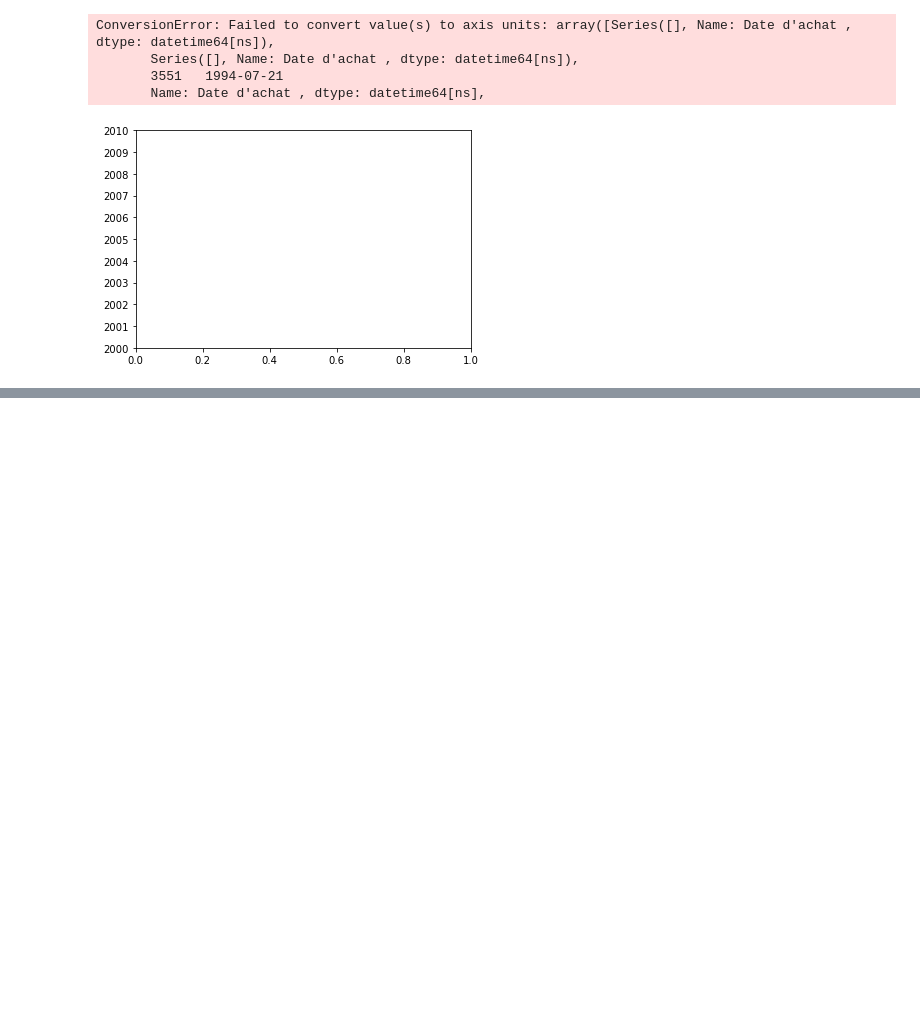
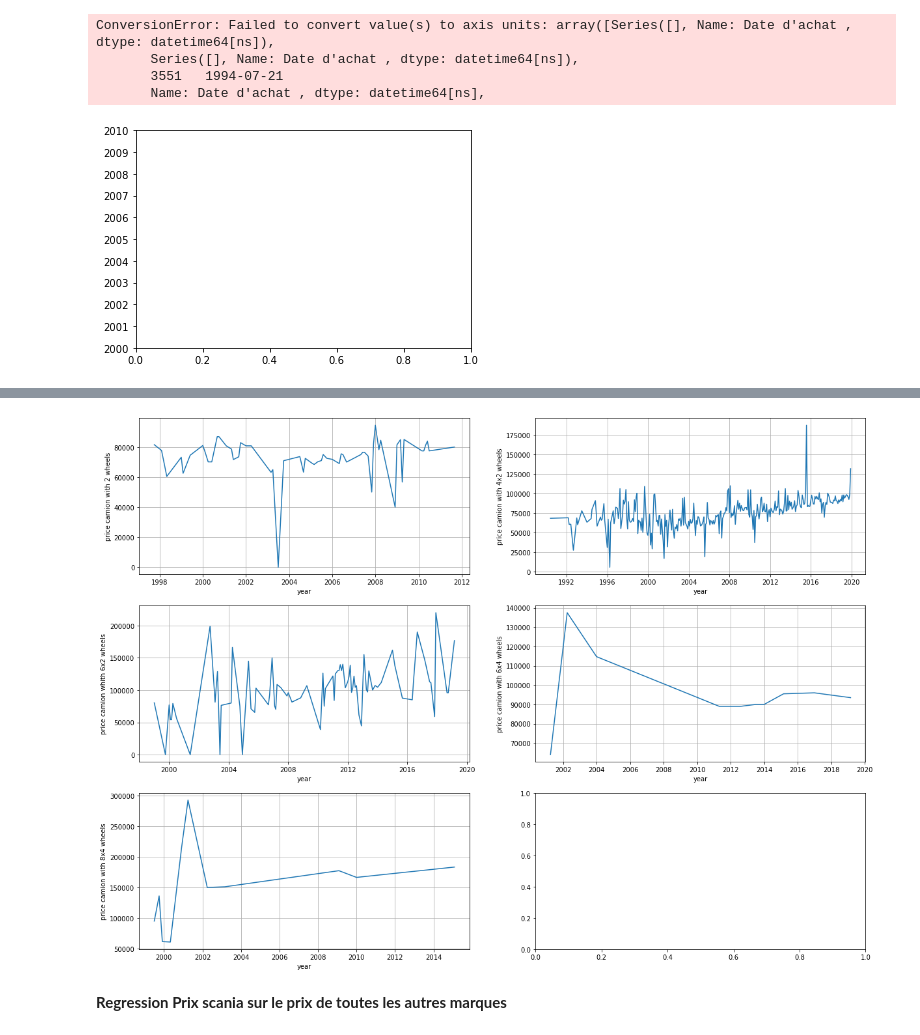
Before and after one commit to KilianPrvst/Truck_cartel, a Jupyter notebook: theobald.ipynb, the cells around one changed output, grey strips where cells are left out. Cells and saved outputs as stored; diff of their text form; code cells hidden in the pictures; blank space fills up the shorter version.

```diff
--- a/theobald.ipynb
+++ b/theobald.ipynb
@@ -118,0 +227,43 @@ df['mois-annee'] = df["Date d'achat "].map(mois_annee)
+# %%
+#plot pour les camions avec differents nombres de roues
+
+df_2_roues = df1[df1["2 roues"] == 1].groupby(['mois-annee']).mean()
+df_4_2_roues = df1[df1["4x2 roues"] == 1].groupby(['mois-annee']).mean()
+df_6_2_roues = df1[df1["6x2 roues"] == 1].groupby(['mois-annee']).mean()
+df_6_4_roues = df1[df1["6x4 roues"] == 1].groupby(['mois-annee']).mean()
+df_8_4_roues = df1[df1["8x4 roues"] == 1].groupby(['mois-annee']).mean()
+# %%
+fig, axes = plt.subplots(
+                     ncols=2,
+                     nrows=3,
+                     figsize=(20, 15))
+
+ax1, ax2, ax3, ax4, ax5, ax6 = axes.flatten()
+
+ax1.plot(df_2_roues.index, df_2_roues['prix camion'])
+ax1.set_xlabel('year')
+ax1.set_ylabel('price camion with 2 wheels')
+ax1.grid(True)
+
+ax2.plot(df_4_2_roues.index, df_4_2_roues['prix camion'])
+ax2.set_xlabel('year')
+ax2.set_ylabel('price camion with 4x2 wheels')
+ax2.grid(True)
+
+ax3.plot(df_6_2_roues.index, df_6_2_roues['prix camion'])
+ax3.set_xlabel('year')
+ax3.set_ylabel('price camion whith 6x2 wheels')
+ax3.grid(True)
+ax4.plot(df_6_4_roues.index, df_6_4_roues['prix camion'])
+ax4.set_xlabel('year')
+ax4.set_ylabel('price camion with 6x4 wheels')
+ax4.grid(True)
+ax5.plot(df_8_4_roues.index, df_8_4_roues['prix camion'])
+ax5.set_xlabel('year')
+ax5.set_ylabel('price camion with 8x4 wheels')
+ax5.grid(True)
+plt.show()
+# %% [output]
+[figure, added]
+# %% [markdown]
+**Regression Prix scania sur le prix de toutes les autres marques**
```
Also changed, not shown: parts of 24 cells of this notebook, 2 other files.
